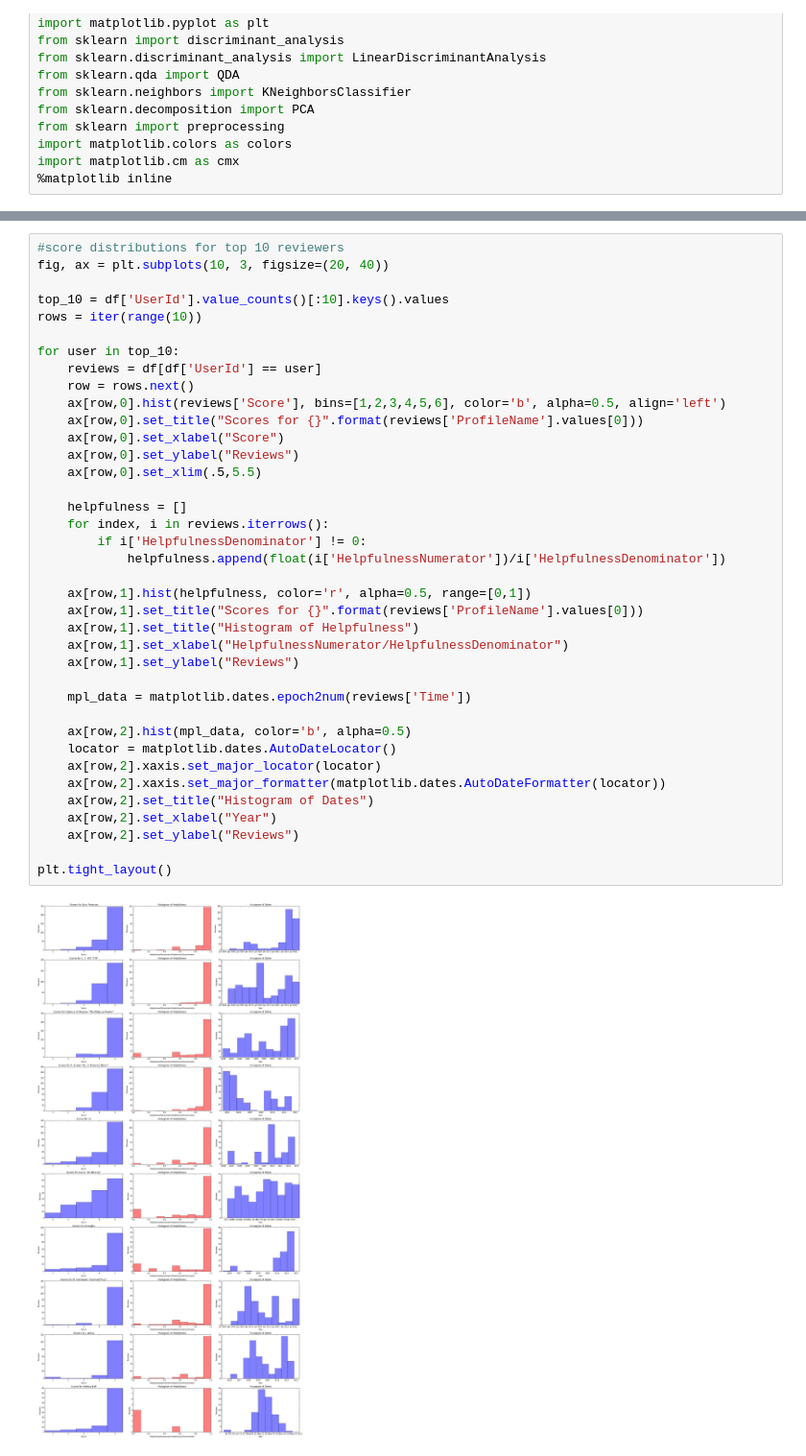
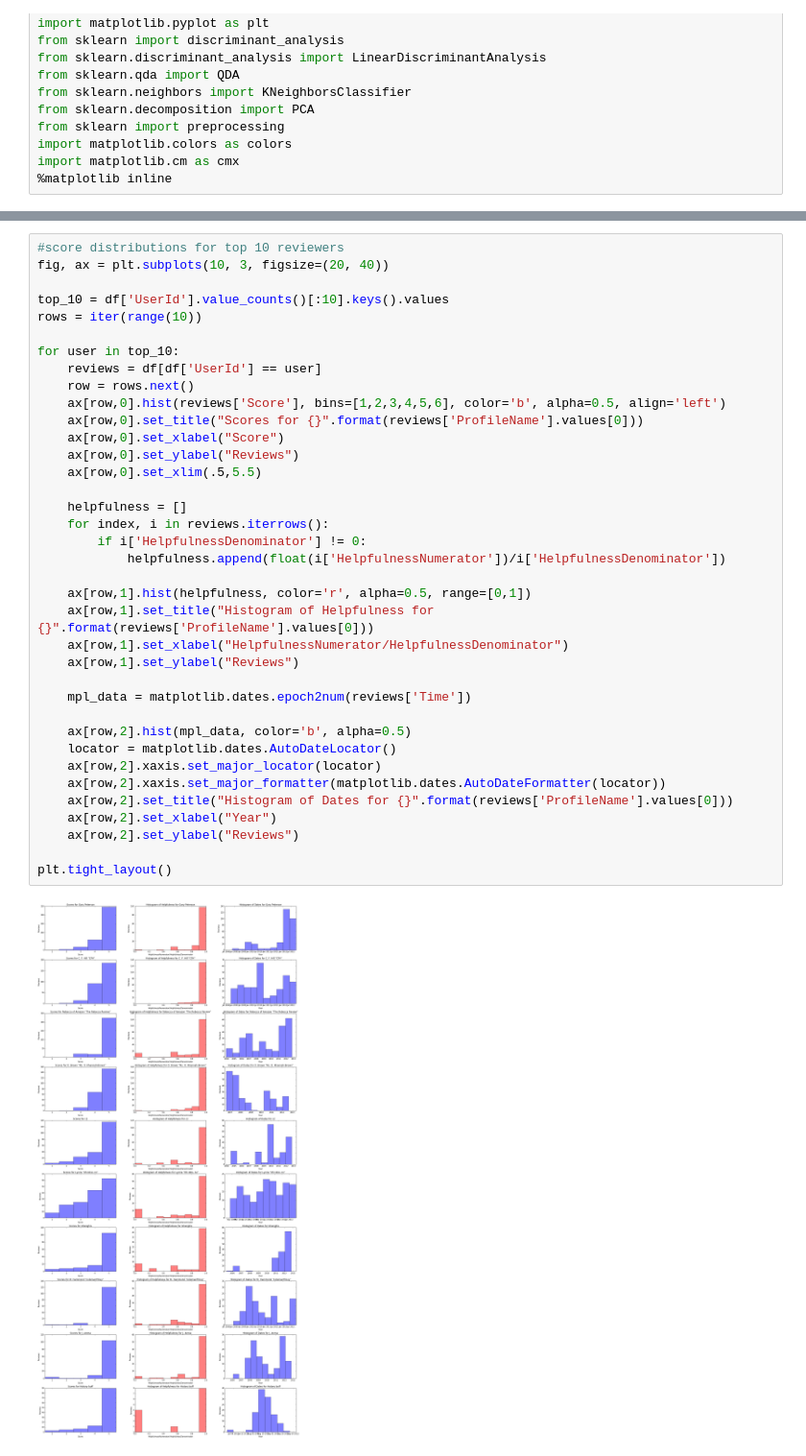
Before and after one commit to mkane12/CS109a_Final_Project, a Jupyter notebook: python/Milestone_3_User_Visualizations.ipynb, the cells around one changed output, grey strips where cells are left out. Shown at 96% size. Drawn from its saved outputs; the diff is of its cells as text.

```diff
--- a/python/Milestone_3_User_Visualizations.ipynb
+++ b/python/Milestone_3_User_Visualizations.ipynb
@@ -41,34 +41,33 @@ rows = iter(range(10))
 
 for user in top_10:
     reviews = df[df['UserId'] == user]
     row = rows.next()
     ax[row,0].hist(reviews['Score'], bins=[1,2,3,4,5,6], color='b', alpha=0.5, align='left')
     ax[row,0].set_title("Scores for {}".format(reviews['ProfileName'].values[0]))
     ax[row,0].set_xlabel("Score")
     ax[row,0].set_ylabel("Reviews")
     ax[row,0].set_xlim(.5,5.5)
 
     helpfulness = []
     for index, i in reviews.iterrows():
         if i['HelpfulnessDenominator'] != 0:
             helpfulness.append(float(i['HelpfulnessNumerator'])/i['HelpfulnessDenominator'])
 
     ax[row,1].hist(helpfulness, color='r', alpha=0.5, range=[0,1])
-    ax[row,1].set_title("Scores for {}".format(reviews['ProfileName'].values[0]))
-    ax[row,1].set_title("Histogram of Helpfulness")
+    ax[row,1].set_title("Histogram of Helpfulness for {}".format(reviews['ProfileName'].values[0]))
     ax[row,1].set_xlabel("HelpfulnessNumerator/HelpfulnessDenominator")
     ax[row,1].set_ylabel("Reviews")
 
     mpl_data = matplotlib.dates.epoch2num(reviews['Time'])
 
     ax[row,2].hist(mpl_data, color='b', alpha=0.5)
     locator = matplotlib.dates.AutoDateLocator()
     ax[row,2].xaxis.set_major_locator(locator)
     ax[row,2].xaxis.set_major_formatter(matplotlib.dates.AutoDateFormatter(locator))
-    ax[row,2].set_title("Histogram of Dates")
+    ax[row,2].set_title("Histogram of Dates for {}".format(reviews['ProfileName'].values[0]))
     ax[row,2].set_xlabel("Year")
     ax[row,2].set_ylabel("Reviews")
 
 plt.tight_layout()
 # %% [output]
-[figure, old version]
+[figure, new version]
```
